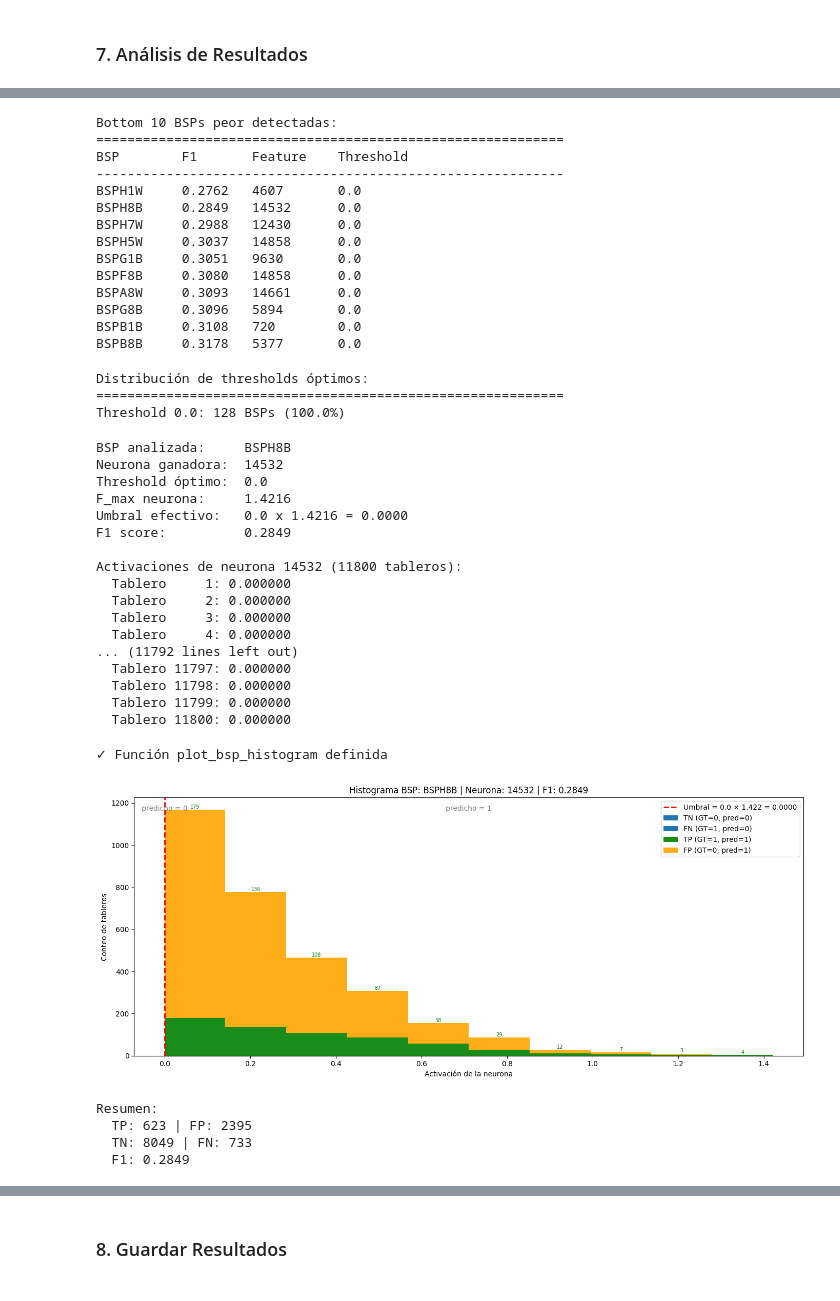
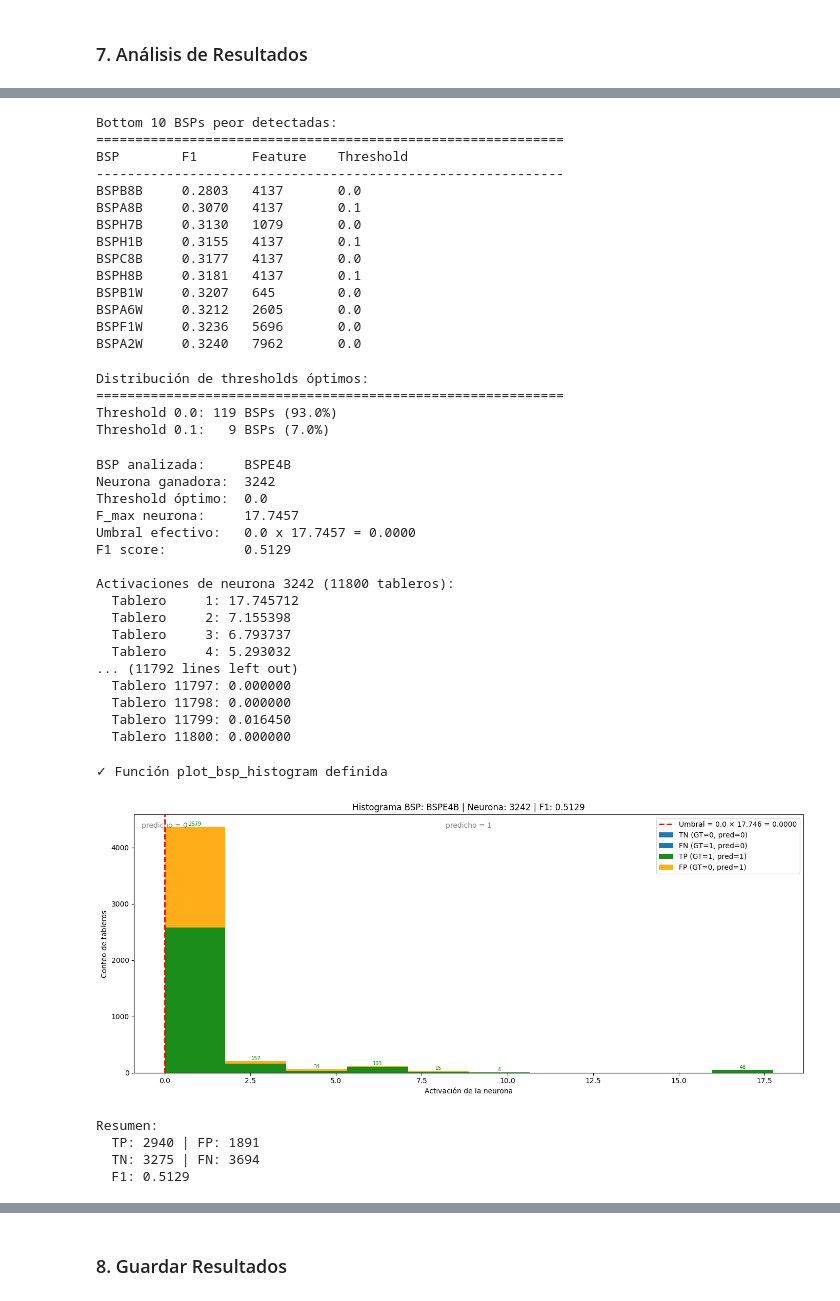
Before and after one commit to karinarichavala/othello_world, a Jupyter notebook: sae/metrics/03_metrics_implementation/coverage_gpu_optimized.ipynb, the cells around one changed output, grey strips where cells are left out. Cells and saved outputs as stored; diff of their text form; code cells hidden in the pictures.

Commit message:
sae standar L1 decay plus sae standar cos annealing

```diff
--- a/sae/metrics/03_metrics_implementation/coverage_gpu_optimized.ipynb
+++ b/sae/metrics/03_metrics_implementation/coverage_gpu_optimized.ipynb
@@ -61,18 +61,19 @@ Device: cuda
 GPU: NVIDIA GeForce RTX 5060
 Memoria disponible: 8.55 GB
 # %%
-# Metadata del experimento (debe coincidir con el notebook de entrenamiento)
+# Metadata del experimento
 NAMING_META = {
     'variante': 'standard',          # Arquitectura del SAE
-    'tecnica': 'p-annealing',                 # Técnica de sparsity
+    'tecnica': 'l1-cosannealing',                 # L1 con penalty annealing
     'capa': 6,                       # Layer del modelo OthelloGPT
     'juegos': 200,                  # Número de partidas
     'base_path': 'C:\\Users\\Esposa\\Documents\\Repos\\sae-othello-gpt',  # Path base para checkpoints
-    'experiment_base_path': os.path.abspath('../../experiments'),          # sae/experiments/
+    'experiment_base_path': os.path.abspath('../../../experiments') ,      # sae/experiments/
     'extras': {
         'expansion': 16,
-        'lambda': 0.0,
-        'nuevo': 4.0
+        'sparsity_coef': 5e-4,
+        'epochs': 30,
+        'patience': 5
     }
 }
 
@@ -92,7 +93,7 @@ for key, value in NAMING_META.items():
 ### 2. Cargar Datos
 # %%
 # Cargar activaciones pre-SAE
-activations_path = project_root / "sae" / "activations" / "data" / "layer5_200games.npy"
+activations_path = project_root / "sae" / "activations" / "data" / "layer6_200games.npy"
 activations = np.load(activations_path)
 
 print(f"Activaciones del modelo:")
@@ -122,7 +123,7 @@ Ground truth BSPs:
 # %%
 # Configuración del SAE
 input_dim = 512
-hidden_dim = 16384
+hidden_dim = 8192
 
 # Construir ruta del modelo usando naming_utils
 checkpoint_dir = get_checkpoint_dir(
@@ -490,16 +499,16 @@ Bottom 10 BSPs peor detectadas:
 ============================================================
 BSP        F1       Feature    Threshold
 ------------------------------------------------------------
-BSPH1W     0.2762   4607       0.0
-BSPH8B     0.2849   14532      0.0
-BSPH7W     0.2988   12430      0.0
-BSPH5W     0.3037   14858      0.0
-BSPG1B     0.3051   9630       0.0
-BSPF8B     0.3080   14858      0.0
-BSPA8W     0.3093   14661      0.0
-BSPG8B     0.3096   5894       0.0
-BSPB1B     0.3108   720        0.0
-BSPB8B     0.3178   5377       0.0
+BSPB8B     0.2803   4137       0.0
+BSPA8B     0.3070   4137       0.1
+BSPH7B     0.3130   1079       0.0
+BSPH1B     0.3155   4137       0.1
+BSPC8B     0.3177   4137       0.0
+BSPH8B     0.3181   4137       0.1
+BSPB1W     0.3207   645        0.0
+BSPA6W     0.3212   2605       0.0
+BSPF1W     0.3236   5696       0.0
+BSPA2W     0.3240   7962       0.0
 # %%
 # Distribución de thresholds óptimos
 unique_thresholds, counts = np.unique(best_thresholds, return_counts=True)
@@ -513,14 +522,15 @@ for t, count in zip(unique_thresholds, counts):
 # %% [output]
 Distribución de thresholds óptimos:
 ============================================================
-Threshold 0.0: 128 BSPs (100.0%)
+Threshold 0.0: 119 BSPs (93.0%)
+Threshold 0.1:   9 BSPs (7.0%)
 # %%
 # =============================================
 # CONSULTA POR BSP ESPECÍFICA
 # =============================================
 
 # >>> CAMBIA AQUÍ LA BSP QUE QUIERES ANALIZAR <
-BSP_OBJETIVO = "BSPH8B"
+BSP_OBJETIVO = "BSPE4B"
 
 # Buscar índice de la BSP
 bsp_idx = bsp_pieces_names.index(BSP_OBJETIVO)
@@ -546,22 +556,22 @@ print(f"\nActivaciones de neurona {neurona} ({len(activaciones_neurona)} tablero
 for i, act in enumerate(activaciones_neurona):
     print(f"  Tablero {i+1:5d}: {act:.6f}")
 # %% [output]
-BSP analizada:     BSPH8B
-Neurona ganadora:  14532
+BSP analizada:     BSPE4B
+Neurona ganadora:  3242
 Threshold óptimo:  0.0
-F_max neurona:     1.4216
-Umbral efectivo:   0.0 x 1.4216 = 0.0000
-F1 score:          0.2849
+F_max neurona:     17.7457
+Umbral efectivo:   0.0 x 17.7457 = 0.0000
+F1 score:          0.5129
 
-Activaciones de neurona 14532 (11800 tableros):
-  Tablero     1: 0.000000
-  Tablero     2: 0.000000
-  Tablero     3: 0.000000
-  Tablero     4: 0.000000
+Activaciones de neurona 3242 (11800 tableros):
+  Tablero     1: 17.745712
+  Tablero     2: 7.155398
+  Tablero     3: 6.793737
+  Tablero     4: 5.293032
 ... (11792 lines left out)
   Tablero 11797: 0.000000
   Tablero 11798: 0.000000
-  Tablero 11799: 0.000000
+  Tablero 11799: 0.016450
   Tablero 11800: 0.000000
 # %%
 def plot_bsp_histogram(BSP_HISTOGRAMA, sae_features, bsp_pieces_names, bsp_pieces_gt_tensor,
@@ -658,19 +668,19 @@ print("✓ Función plot_bsp_histogram definida")
 # %%
 # >>> CAMBIA AQUÍ LA BSP QUE QUIERES VISUALIZAR <
 import matplotlib.pyplot as plt
 plot_bsp_histogram(
-    BSP_HISTOGRAMA       = "BSPH8B",
+    BSP_HISTOGRAMA       = "BSPE4B",
     sae_features         = sae_features,
     bsp_pieces_names     = bsp_pieces_names,
     bsp_pieces_gt_tensor = bsp_pieces_gt_tensor,
     best_features        = best_features,
     best_thresholds      = best_thresholds,
     best_f1s             = best_f1s,
     n_bins               = 10
 )
 # %% [output]
-[figure, old version]
+[figure, new version]
 Resumen:
-  TP: 623 | FP: 2395
-  TN: 8049 | FN: 733
-  F1: 0.2849
+  TP: 2940 | FP: 1891
+  TN: 3275 | FN: 3694
+  F1: 0.5129
```
Also changed, not shown: parts of 11 cells of this notebook, 31 other files.
